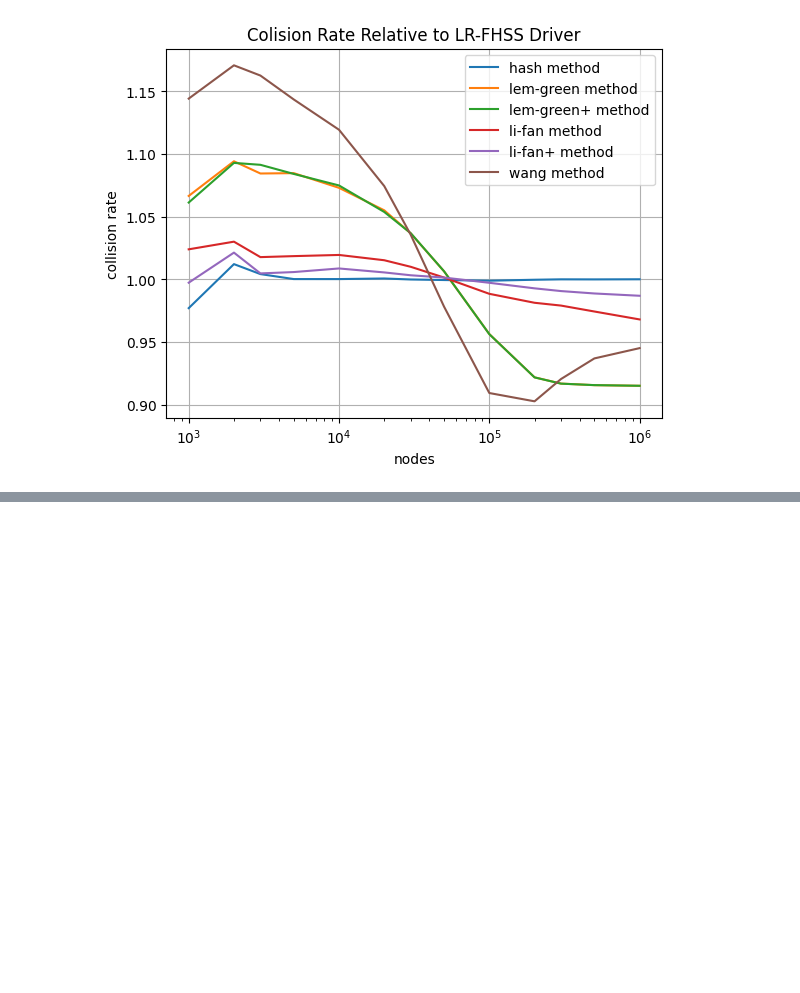
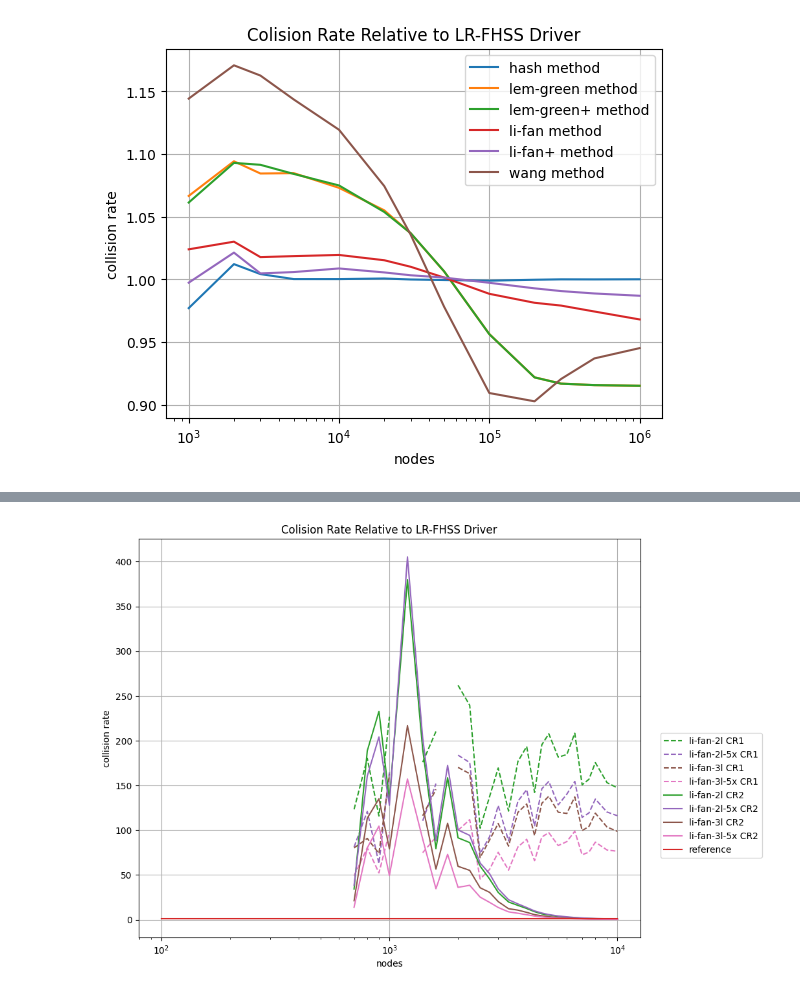
Before and after one commit to diegomm6/lr-fhss_seq-families, a Jupyter notebook: plots.ipynb, the cells around one changed output, grey strips where cells are left out. Saved outputs shown, nothing was run; the diff lists cells and outputs as text; code cells hidden in the pictures; blank space fills up the shorter version.

```diff
--- a/plots.ipynb
+++ b/plots.ipynb
@@ -119,0 +153,32 @@ plt.show()
+# %%
+relColRateCR1 = datanLiFanCR[['li-fan-2l-CR1', 'li-fan-2l-5x-CR1', 'li-fan-3l-CR1', 'li-fan-3l-5x-CR1', 'lr-fhss-driver-CR1']].to_numpy()
+relColRateCR2 = datanLiFanCR[['li-fan-2l-CR2', 'li-fan-2l-5x-CR2', 'li-fan-3l-CR2', 'li-fan-3l-5x-CR1', 'lr-fhss-driver-CR2']].to_numpy()
+
+for i in range(datanLiFanCR.shape[0]): # same size for relColRateCR2
+    relColRateCR1[i] /= relColRateCR1[i, -1]
+    relColRateCR2[i] /= relColRateCR2[i, -1]
+
+plt.figure(figsize=(10,8))
+
+plt.plot(nodesLiFan, relColRateCR1[:,0], label=f'li-fan-2l CR1', color='#2ca02c', linestyle='dashed')
+plt.plot(nodesLiFan, relColRateCR1[:,1], label=f'li-fan-2l-5x CR1', color='#9467bd', linestyle='dashed')
+plt.plot(nodesLiFan, relColRateCR1[:,2], label=f'li-fan-3l CR1', color='#8c564b', linestyle='dashed')
+plt.plot(nodesLiFan, relColRateCR1[:,3], label=f'li-fan-3l-5x CR1', color='#e377c2', linestyle='dashed')
+
+plt.plot(nodesLiFan, relColRateCR2[:,0], label=f'li-fan-2l CR2', color='#2ca02c')
+plt.plot(nodesLiFan, relColRateCR2[:,1], label=f'li-fan-2l-5x CR2', color='#9467bd')
+plt.plot(nodesLiFan, relColRateCR2[:,2], label=f'li-fan-3l CR2', color='#8c564b')
+plt.plot(nodesLiFan, relColRateCR2[:,3], label=f'li-fan-3l-5x CR2', color='#e377c2')
+
+plt.plot(nodesLiFan, [1 for _ in range(len(nodesLiFan))],  label=f'reference', color='#d62728')
+
+plt.title('Colision Rate Relative to LR-FHSS Driver')
+plt.xlabel('nodes')
+plt.xscale('log')
+plt.ylabel('collision rate')
+#plt.ylim(0,2)
+plt.grid()
+plt.legend(loc=(1.04, 0.2))
+plt.show()
+# %% [output]
+[figure, added]
```
Also changed, not shown: parts of 3 cells of this notebook, 4 other files.
